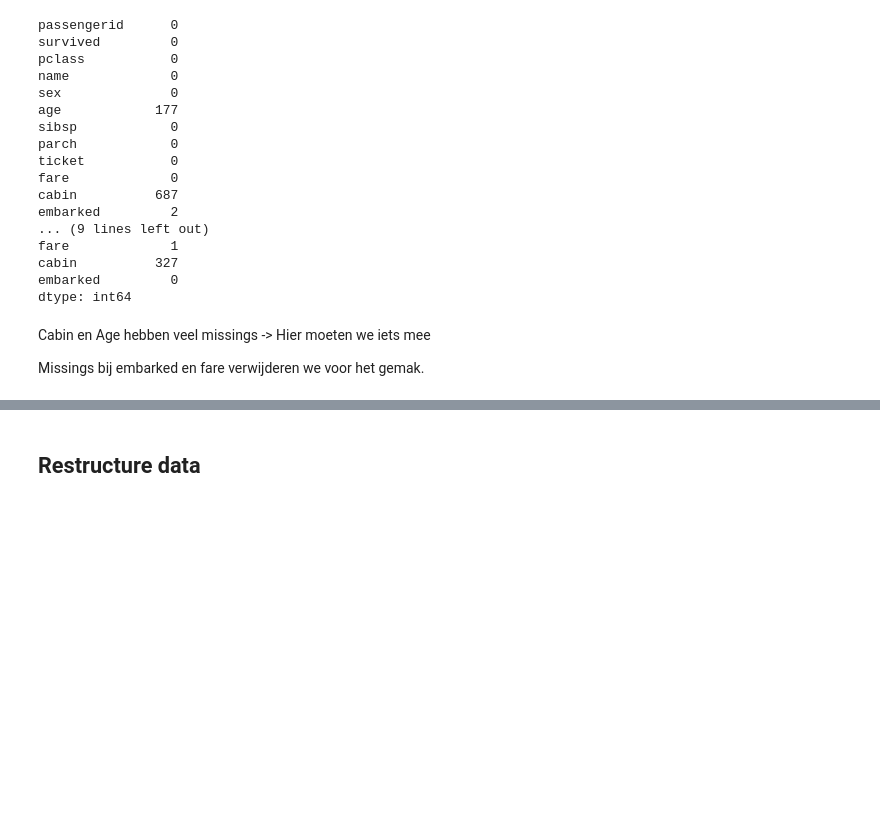
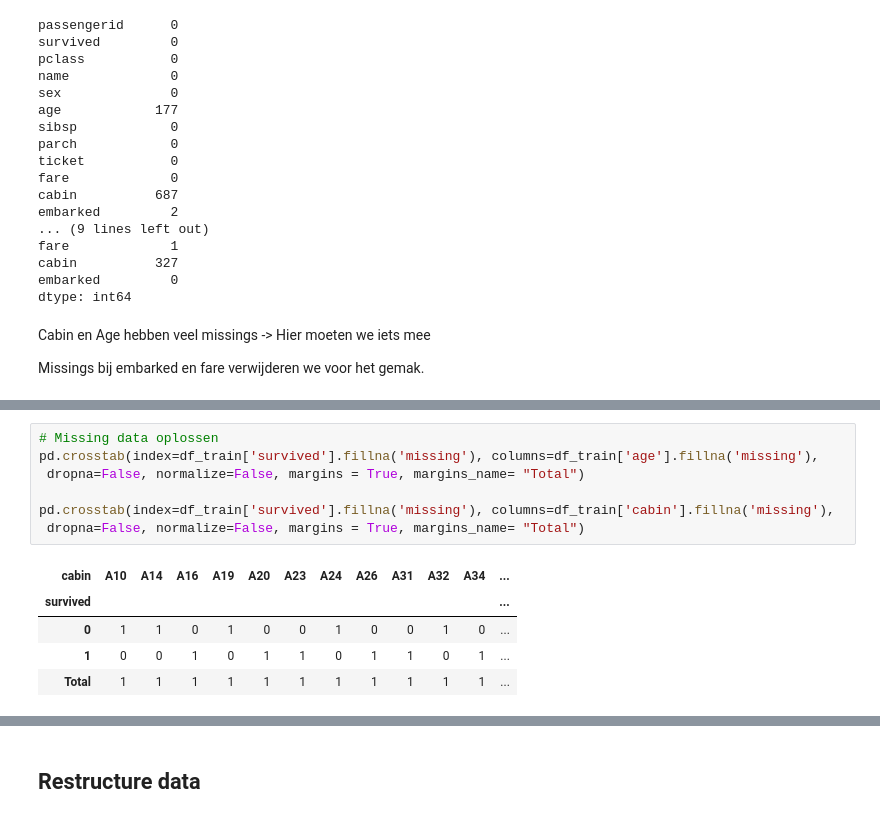
Before and after one commit to remcovanwijk040/AI, a Jupyter notebook: kaggle/titanic_competition/script_competition.ipynb, the cells around one changed output, grey strips where cells are left out. Saved outputs shown, nothing was run; the diff lists cells and outputs as text; blank space fills up the shorter version.

```diff
--- a/kaggle/titanic_competition/script_competition.ipynb
+++ b/kaggle/titanic_competition/script_competition.ipynb
@@ -87,3 +99,16 @@ fare             0
 cabin          326
 embarked         0
 dtype: int64
+# %%
+# Missing data oplossen
+pd.crosstab(index=df_train['survived'].fillna('missing'), columns=df_train['age'].fillna('missing'),
+ dropna=False, normalize=False, margins = True, margins_name= "Total")
+
+pd.crosstab(index=df_train['survived'].fillna('missing'), columns=df_train['cabin'].fillna('missing'),
+ dropna=False, normalize=False, margins = True, margins_name= "Total")
+# %% [output]
+| cabin | A10 | A14 | A16 | A19 | A20 | A23 | A24 | A26 | A31 | A32 | A34 | ... |
+| survived |  |  |  |  |  |  |  |  |  |  |  | ... |
+| 0 | 1 | 1 | 0 | 1 | 0 | 0 | 1 | 0 | 0 | 1 | 0 | ... |
+| 1 | 0 | 0 | 1 | 0 | 1 | 1 | 0 | 1 | 1 | 0 | 1 | ... |
+| Total | 1 | 1 | 1 | 1 | 1 | 1 | 1 | 1 | 1 | 1 | 1 | ... |
```
Also changed, not shown: parts of 21 cells of this notebook.
